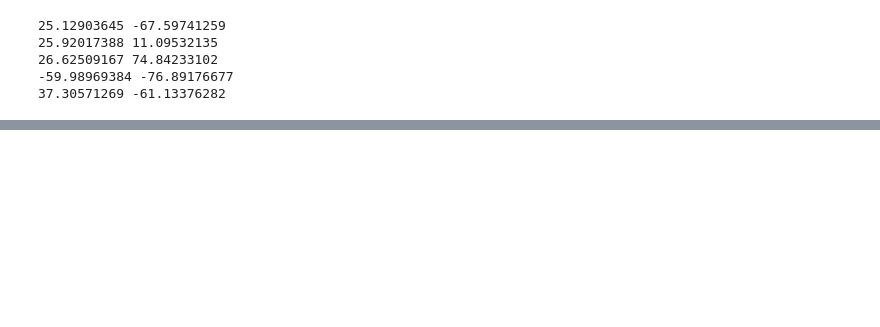
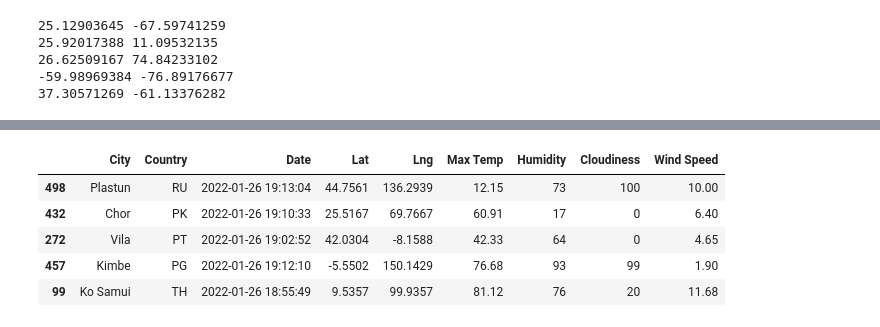
Before and after one commit to DanieliPatino/World_Weather_Analysis, a Jupyter notebook: API_practice.ipynb, the cells around one changed output, grey strips where cells are left out. Saved outputs shown, nothing was run; the diff lists cells and outputs as text; code cells hidden in the pictures; blank space fills up the shorter version.

```diff
--- a/API_practice.ipynb
+++ b/API_practice.ipynb
@@ -23,0 +332,11 @@ for coordinate in coordinates:
+# %%
+new_column_order = ["City", "Country", "Date", "Lat", "Lng", "Max Temp", "Humidity", "Cloudiness", "Wind Speed"]
+city_data_df = city_data_df[new_column_order]
+city_data_df.sample(5)
+# %% [output]
+|  | City | Country | Date | Lat | Lng | Max Temp | Humidity | Cloudiness | Wind Speed |
+| 498 | Plastun | RU | 2022-01-26 19:13:04 | 44.7561 | 136.2939 | 12.15 | 73 | 100 | 10.00 |
+| 432 | Chor | PK | 2022-01-26 19:10:33 | 25.5167 | 69.7667 | 60.91 | 17 | 0 | 6.40 |
+| 272 | Vila | PT | 2022-01-26 19:02:52 | 42.0304 | -8.1588 | 42.33 | 64 | 0 | 4.65 |
+| 457 | Kimbe | PG | 2022-01-26 19:12:10 | -5.5502 | 150.1429 | 76.68 | 93 | 99 | 1.90 |
+| 99 | Ko Samui | TH | 2022-01-26 18:55:49 | 9.5357 | 99.9357 | 81.12 | 76 | 20 | 11.68 |
```
Also changed, not shown: parts of 30 cells of this notebook, 3 other files.
